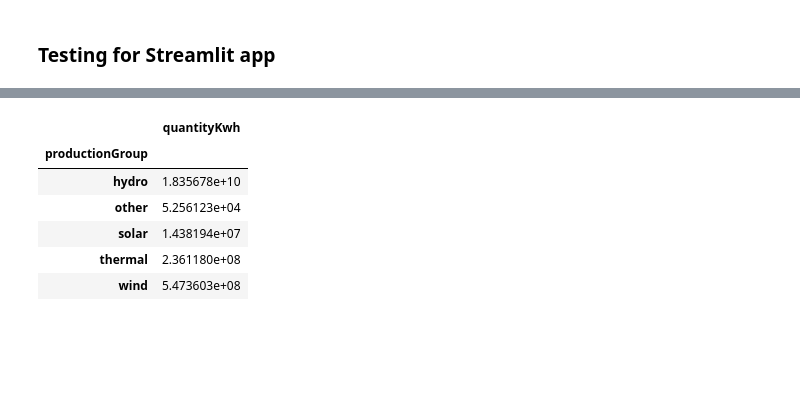
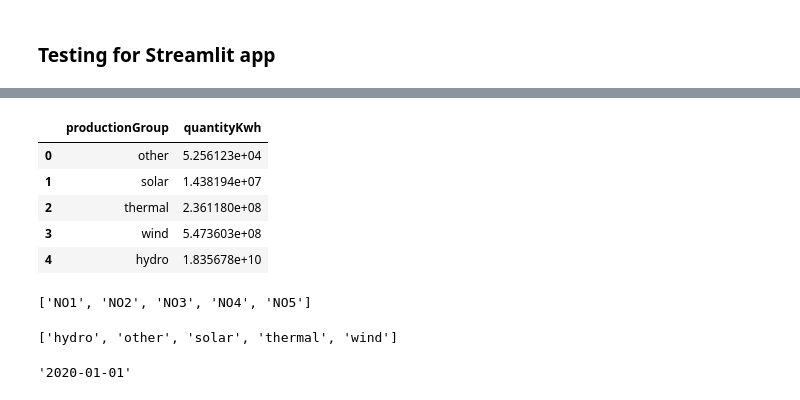
Before and after one commit to Satheris/IND320_SMAA, a Jupyter notebook: project/Assignment2.ipynb, the cells around one changed output, grey strips where cells are left out. Cells and saved outputs as stored; diff of their text form; code cells hidden in the pictures; blank space fills up the shorter version.

```diff
--- a/project/Assignment2.ipynb
+++ b/project/Assignment2.ipynb
@@ -311,15 +315,41 @@ except Exception as e:
 # %%
 df = pd.DataFrame(items)
 area = 'NO1'
 
-df_kwh_byArea = df[df['priceArea'] == area].groupby('productionGroup').agg({'quantityKwh': 'sum'})
+df_kwh_byArea = df[df['priceArea'] == area].groupby('productionGroup').agg({'quantityKwh': 'sum'}).sort_values('quantityKwh').reset_index()
 
 df_kwh_byArea.head()
 # %% [output]
-|  | quantityKwh |
-| productionGroup |  |
-| hydro | 1.835678e+10 |
-| other | 5.256123e+04 |
-| solar | 1.438194e+07 |
-| thermal | 2.361180e+08 |
-| wind | 5.473603e+08 |
+|  | productionGroup | quantityKwh |
+| 0 | other | 5.256123e+04 |
+| 1 | solar | 1.438194e+07 |
+| 2 | thermal | 2.361180e+08 |
+| 3 | wind | 5.473603e+08 |
+| 4 | hydro | 1.835678e+10 |
+# %%
+areas = sorted(df["priceArea"].unique().tolist())
+areas
+# %% [output]
+['NO1', 'NO2', 'NO3', 'NO4', 'NO5']
+# %%
+prods = sorted(df["productionGroup"].unique().tolist())
+prods
+# %% [output]
+['hydro', 'other', 'solar', 'thermal', 'wind']
+# %%
+month_dict = {'January': '2020-01-01',
+                'February': '2020-02-01',
+                'March': '2020-03-01',
+                'April': '2020-04-01',
+                'May': '2020-05-01',
+                'June': '2020-06-01',
+                'July': '2020-07-01',
+                'August': '2020-08-01',
+                'September': '2020-09-01',
+                'October': '2020-10-01',
+                'November': '2020-11-01',
+                'December': '2020-12-01'}
+
+month_dict['January']
+# %% [output]
+'2020-01-01'
```
Also changed, not shown: parts of 8 cells of this notebook.
